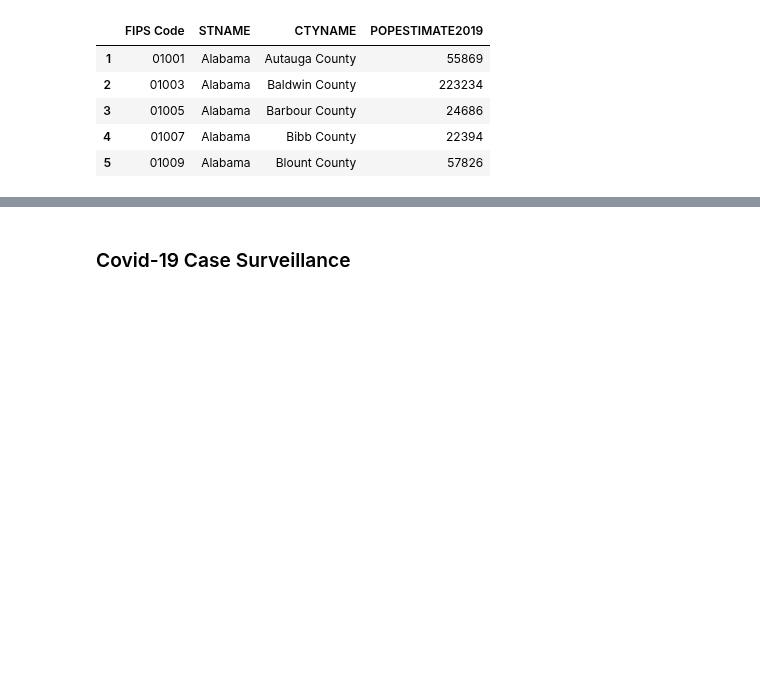
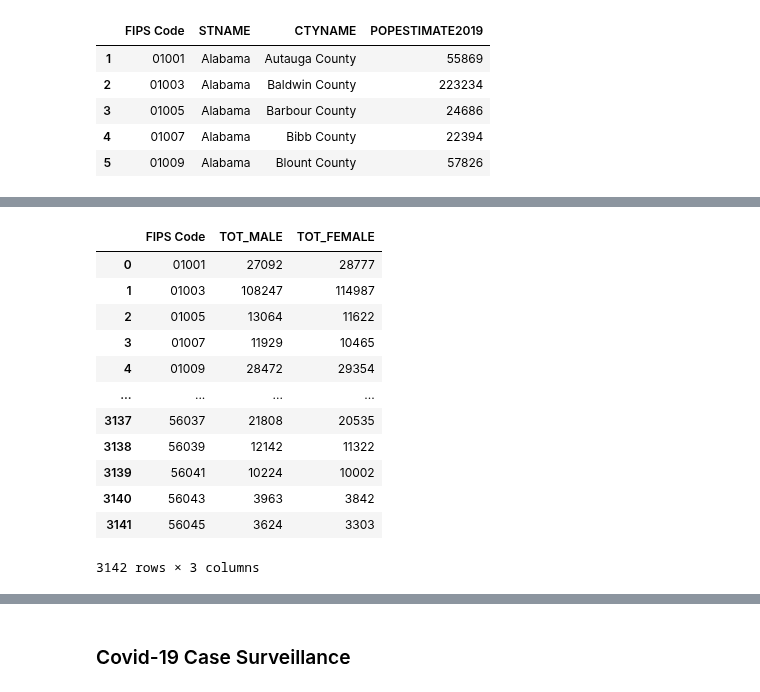
Before and after one commit to mgeffroy/P1-US-COVID-19-Vaccination-Campaign, a Jupyter notebook: P1_Data_Architecture.ipynb, the cells around one changed output, grey strips where cells are left out. Saved outputs shown, nothing was run; the diff lists cells and outputs as text; code cells hidden in the pictures; blank space fills up the shorter version.

```diff
--- a/P1_Data_Architecture.ipynb
+++ b/P1_Data_Architecture.ipynb
@@ -268,0 +286,17 @@ county_2019=
+# %%
+gender_tot_sub = all_data[['FIPS Code', 'TOT_MALE','TOT_FEMALE']]
+gender_tot_sub
+# %% [output]
+|  | FIPS Code | TOT_MALE | TOT_FEMALE |
+| 0 | 01001 | 27092 | 28777 |
+| 1 | 01003 | 108247 | 114987 |
+| 2 | 01005 | 13064 | 11622 |
+| 3 | 01007 | 11929 | 10465 |
+| 4 | 01009 | 28472 | 29354 |
+| ... | ... | ... | ... |
+| 3137 | 56037 | 21808 | 20535 |
+| 3138 | 56039 | 12142 | 11322 |
+| 3139 | 56041 | 10224 | 10002 |
+| 3140 | 56043 | 3963 | 3842 |
+| 3141 | 56045 | 3624 | 3303 |
+3142 rows × 3 columns
```
Also changed, not shown: parts of 4 cells of this notebook.
